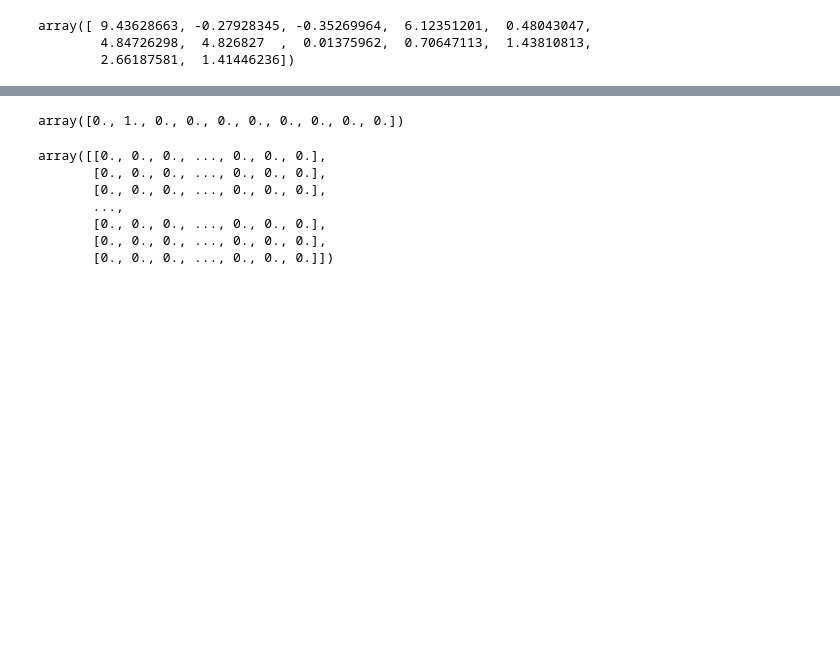
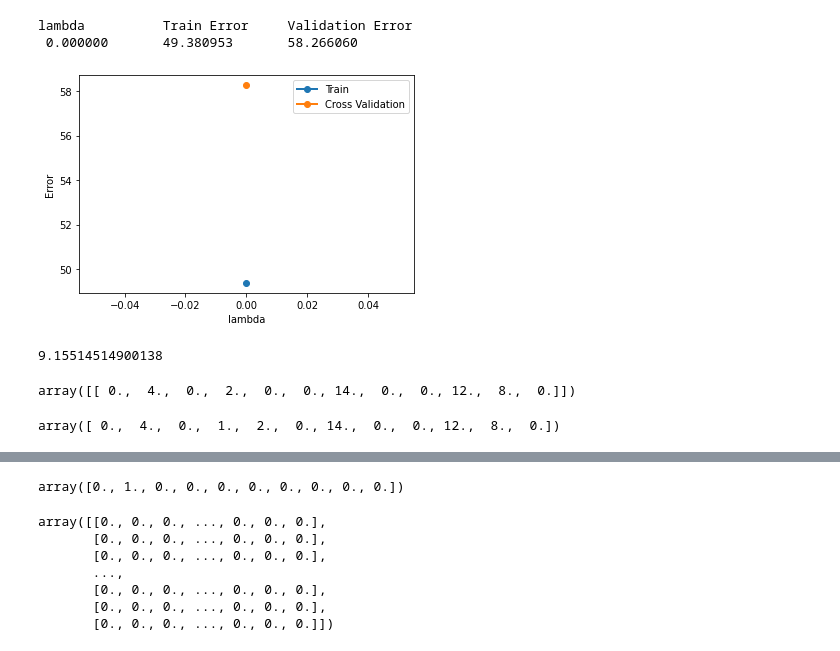
Before and after one commit to maks-tabu/dus_mm, a Jupyter notebook: neural_network.ipynb, the cells around one changed output, grey strips where cells are left out. Drawn from its saved outputs; the diff is of its cells as text; code cells hidden in the pictures; blank space fills up the shorter version.

```diff
--- a/neural_network.ipynb
+++ b/neural_network.ipynb
@@ -208,0 +367,13 @@ y.iloc[100:101]
+# %%
+plt.plot(lambda_vec, error_train, '-o', lambda_vec, error_val, '-o', lw=2)
+plt.legend(['Train', 'Cross Validation'])
+plt.xlabel('lambda')
+plt.ylabel('Error')
+
+print('lambda\t\tTrain Error\tValidation Error')
+for i in range(len(lambda_vec)):
+    print(' %f\t%f\t%f' % (lambda_vec[i], error_train[i], error_val[i]))
+# %% [output]
+lambda          Train Error     Validation Error
+ 0.000000       49.380953       58.266060
+[figure, added]
@@ -209,9 +384,15 @@ y.iloc[100:101]
+# %%
+loss
+# %% [output]
+9.15514514900138
+# %%
+y[300:301]
+# %% [output]
+array([[ 0.,  4.,  0.,  2.,  0.,  0., 14.,  0.,  0., 12.,  8.,  0.]])
 # %%
-dus_mm.feedforward(np.array(X.iloc[100:101]))[:12]
+np.round(dus_mm.feedforward(np.array(X[300:301]))[:12])
 # %% [output]
-array([ 9.43628663, -0.27928345, -0.35269964,  6.12351201,  0.48043047,
-        4.84726298,  4.826827  ,  0.01375962,  0.70647113,  1.43810813,
-        2.66187581,  1.41446236])
+array([ 0.,  4.,  0.,  1.,  2.,  0., 14.,  0.,  0., 12.,  8.,  0.])
 # %%
 import scipy.io
 mat = scipy.io.loadmat('mnist.mat')
```
Also changed, not shown: parts of 23 cells of this notebook, 1 other file.
